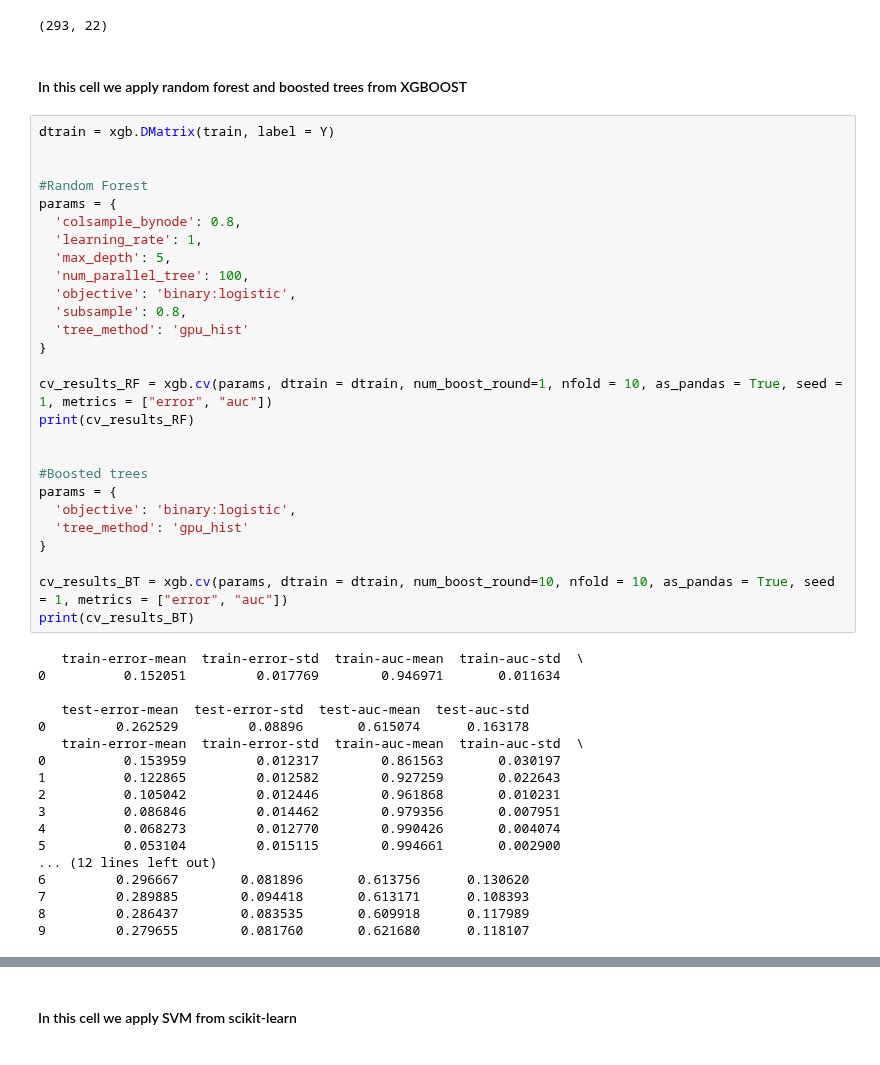
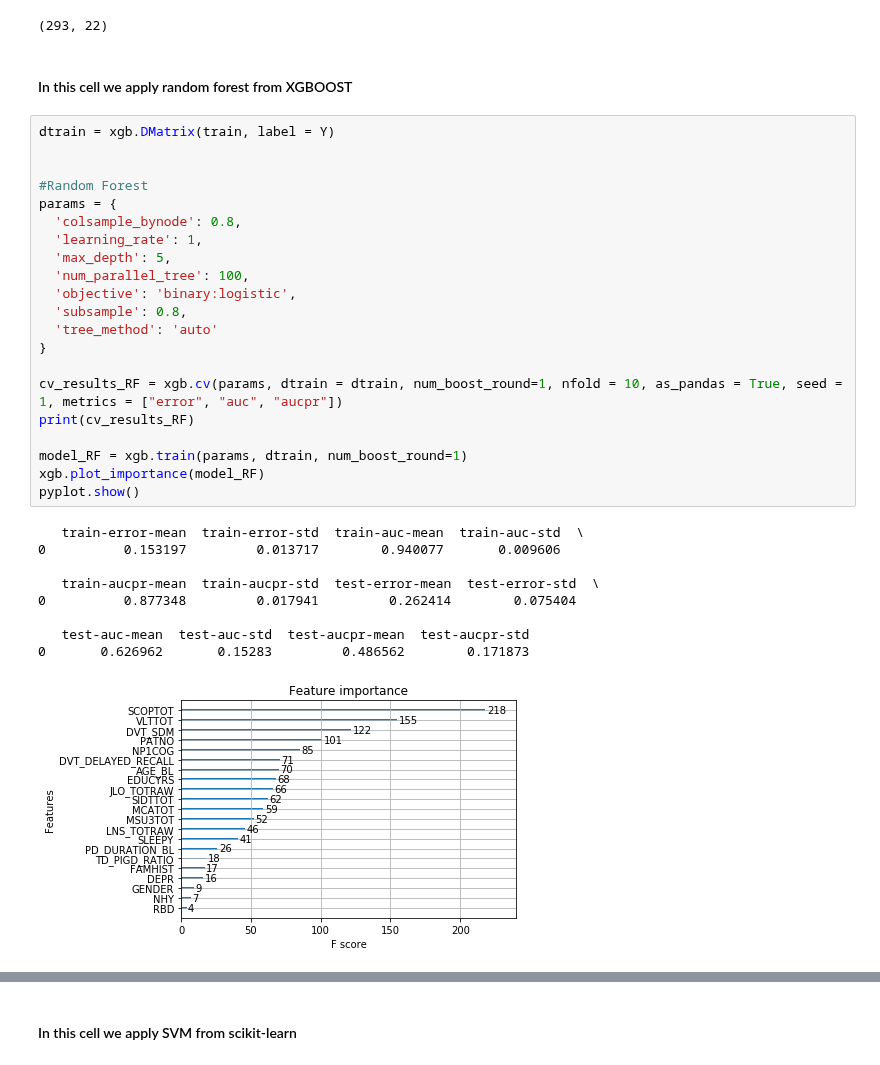
Before and after one commit to Tjersland/Master_2020_Prediction_of_Psychosis_in_Parkinsons_Patients_using_Machine_learning, a Jupyter notebook: Models_BL.ipynb, the cells around one changed output, grey strips where cells are left out. Cells and saved outputs as stored; diff of their text form.

```diff
--- a/Models_BL.ipynb
+++ b/Models_BL.ipynb
@@ -57,49 +58,35 @@ train.shape
 # %% [output]
 (293, 22)
 # %% [markdown]
-#### In this cell we apply random forest and boosted trees from XGBOOST
+#### In this cell we apply random forest from XGBOOST
 # %%
 dtrain = xgb.DMatrix(train, label = Y)
 
 
 #Random Forest
 params = {
   'colsample_bynode': 0.8,
   'learning_rate': 1,
   'max_depth': 5,
   'num_parallel_tree': 100,
   'objective': 'binary:logistic',
   'subsample': 0.8,
-  'tree_method': 'gpu_hist'
+  'tree_method': 'auto'
 }
 
-cv_results_RF = xgb.cv(params, dtrain = dtrain, num_boost_round=1, nfold = 10, as_pandas = True, seed = 1, metrics = ["error", "auc"])
+cv_results_RF = xgb.cv(params, dtrain = dtrain, num_boost_round=1, nfold = 10, as_pandas = True, seed = 1, metrics = ["error", "auc", "aucpr"])
 print(cv_results_RF)
 
-
-#Boosted trees
-params = {
-  'objective': 'binary:logistic',
-  'tree_method': 'gpu_hist'
-}
-
-cv_results_BT = xgb.cv(params, dtrain = dtrain, num_boost_round=10, nfold = 10, as_pandas = True, seed = 1, metrics = ["error", "auc"])
-print(cv_results_BT)
+model_RF = xgb.train(params, dtrain, num_boost_round=1)
+xgb.plot_importance(model_RF)
+pyplot.show()
 # %% [output]
    train-error-mean  train-error-std  train-auc-mean  train-auc-std  \
-0          0.152051         0.017769        0.946971       0.011634
+0          0.153197         0.013717        0.940077       0.009606
 
-   test-error-mean  test-error-std  test-auc-mean  test-auc-std
-0         0.262529         0.08896       0.615074      0.163178
-   train-error-mean  train-error-std  train-auc-mean  train-auc-std  \
-0          0.153959         0.012317        0.861563       0.030197
-1          0.122865         0.012582        0.927259       0.022643
-2          0.105042         0.012446        0.961868       0.010231
-3          0.086846         0.014462        0.979356       0.007951
-4          0.068273         0.012770        0.990426       0.004074
-5          0.053104         0.015115        0.994661       0.002900
-... (12 lines left out)
-6         0.296667        0.081896       0.613756      0.130620
-7         0.289885        0.094418       0.613171      0.108393
-8         0.286437        0.083535       0.609918      0.117989
-9         0.279655        0.081760       0.621680      0.118107
+   train-aucpr-mean  train-aucpr-std  test-error-mean  test-error-std  \
+0          0.877348         0.017941         0.262414        0.075404
+
+   test-auc-mean  test-auc-std  test-aucpr-mean  test-aucpr-std
+0       0.626962       0.15283         0.486562        0.171873
+[figure, added]
```
Also changed, not shown: parts of 3 cells of this notebook.
